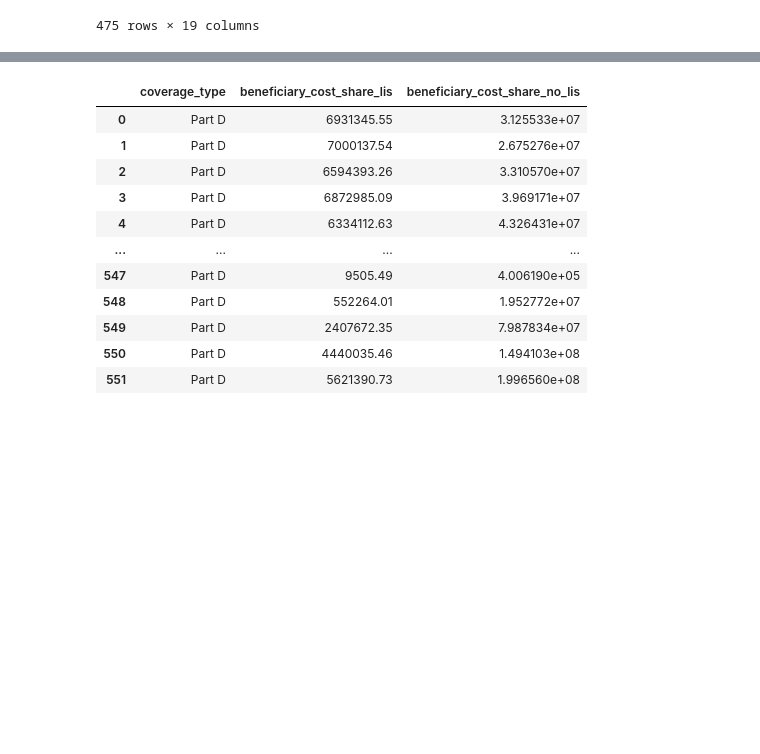
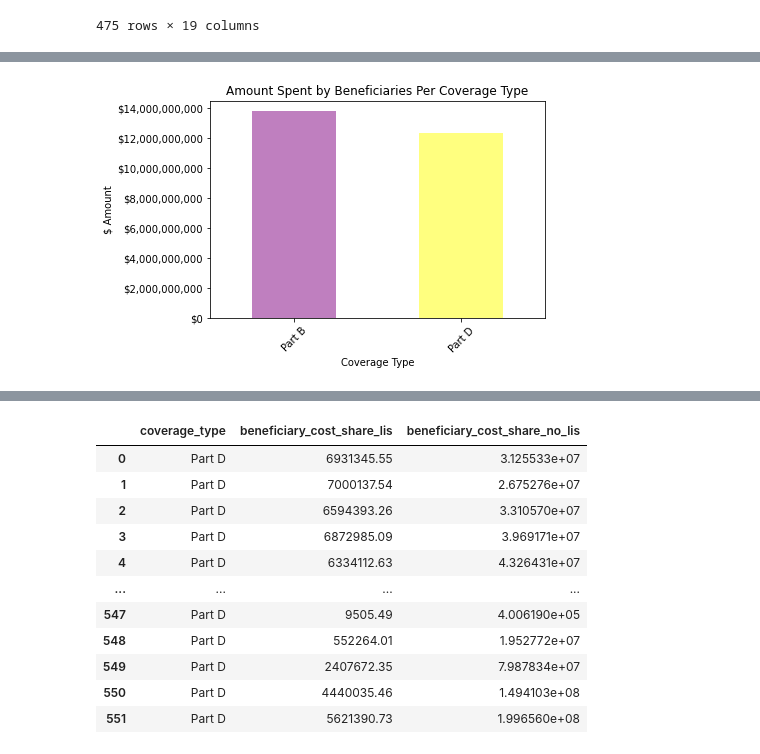
Before and after one commit to charlesphil/medicare-drugs-cost-analysis, a Jupyter notebook: medicare_drug_cost_analysis.ipynb, the cells around one changed output, grey strips where cells are left out. Cells and saved outputs as stored; diff of their text form; code cells hidden in the pictures; blank space fills up the shorter version.

```diff
--- a/medicare_drug_cost_analysis.ipynb
+++ b/medicare_drug_cost_analysis.ipynb
@@ -38,0 +61,14 @@ clean_file
+# %%
+BeneficiaryCostShare.plot.bar(
+    rot = 45,
+    ylabel = "$ Amount",
+    xlabel = "Coverage Type",
+    title = "Amount Spent by Beneficiaries Per Coverage Type",
+    color = ["purple", "yellow"],
+    alpha=.5
+)
+plt.gcf().axes[0].yaxis.get_major_formatter().set_scientific(False)
+plt.gcf().axes[0].yaxis.set_major_formatter(StrMethodFormatter('${x:,.0f}'))
+plt.show()
+# %% [output]
+[figure, added]
```
Also changed, not shown: parts of 11 cells of this notebook, 5 other files.
